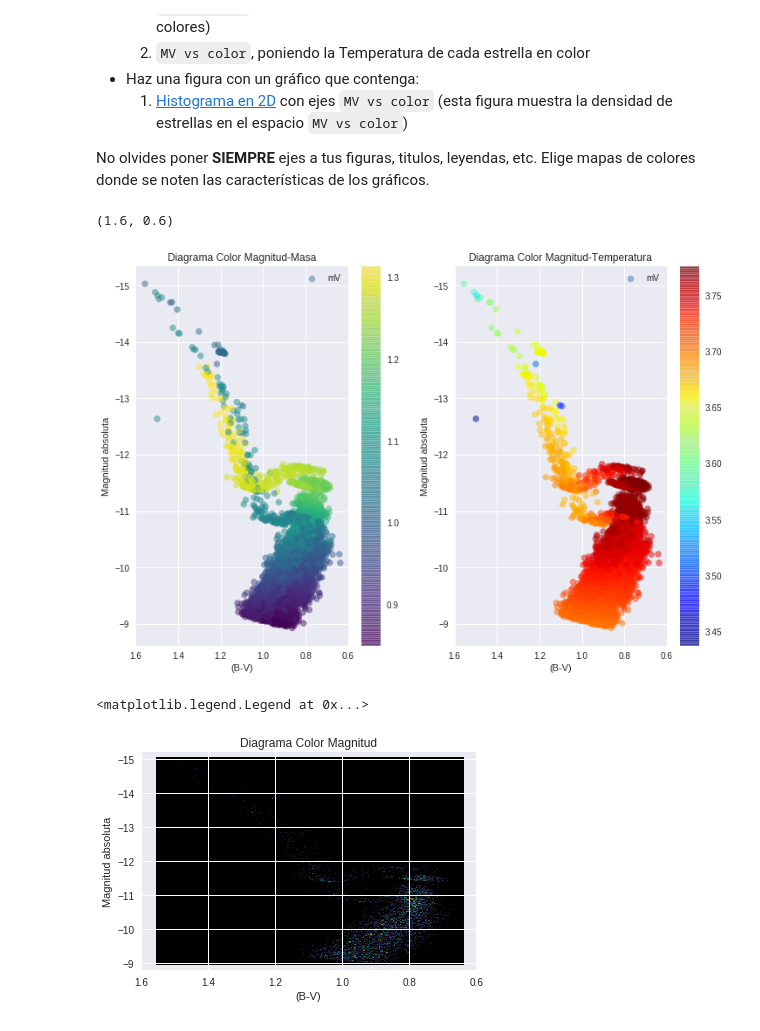
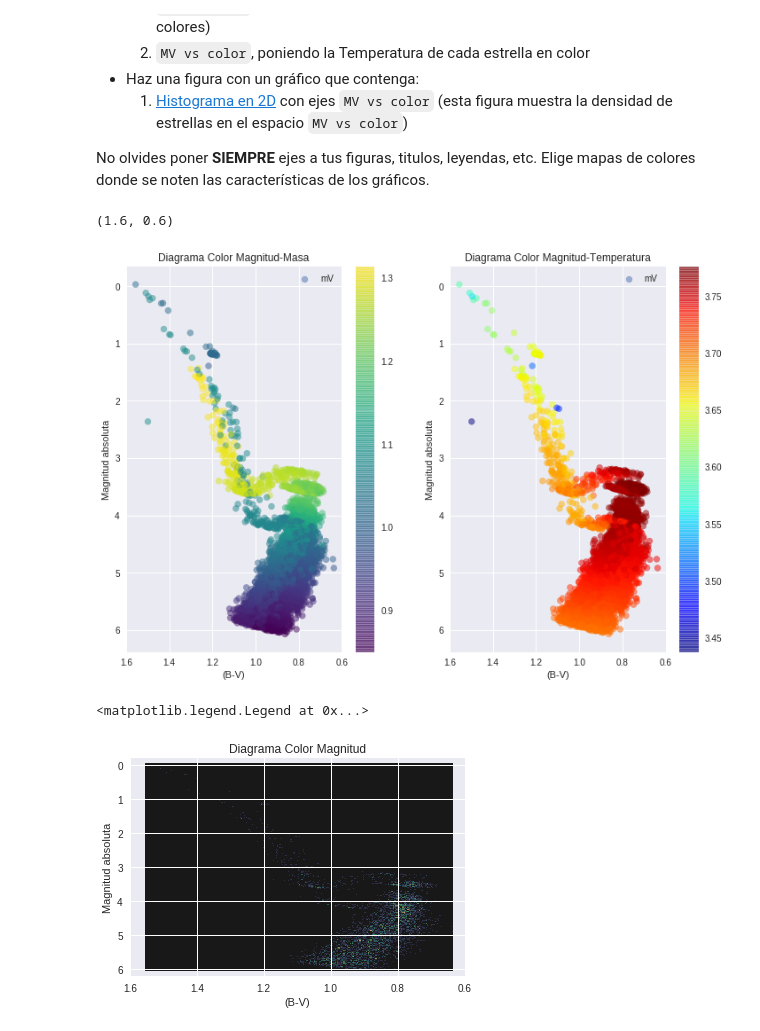
Before and after one commit to diegocorderoa/minitarea2, a Jupyter notebook: minitarea2.ipynb, the cells around one changed output. Saved outputs shown, nothing was run; the diff lists cells and outputs as text; code cells hidden in the pictures.

```diff
--- a/minitarea2.ipynb
+++ b/minitarea2.ipynb
@@ -124,10 +124,9 @@ Para hacer el CMD necesitamos la magnitud absoluta de nuestras estrellas. Para e
         1. `mag_abs`: ndarray de magnitudes absolutas calculadas como: $M = m - 5 \log_{10} (d_{pc}) + 5 $
 # %%
 #Funcion mag_abs(mag, dist)
-from math import log
 
 def mag_abs(mag_ap, dist):
-    mag_abs = mag_ap - (5 * np.log10( dist * 1000)) + 5
+    mag_abs = mag_ap - (5 * np.log10( dist)) + 5
 
     return mag_abs
 # %% [markdown]
@@ -193,16 +192,16 @@ ax[1].legend()
 plt.xlim(1.6, 0.6)
 # %% [output]
 (1.6, 0.6)
-[figure, old version]
+[figure, new version]
 # %%
 # plot cmd hist2D
-plt.hist2d(color, MV,bins = 250, alpha = 1, cmap='cubehelix')
+plt.hist2d(color, MV,bins = 250, alpha = 0.9, cmap='cubehelix')
 plt.xlim(1.6, 0.6)
-plt.ylim(-8.8, -15.2)
+plt.ylim(6.2, -0.2)
 plt.xlabel('(B-V)')
 plt.ylabel('Magnitud absoluta')
 plt.title('Diagrama Color Magnitud')
 plt.legend()
 # %% [output]
 <matplotlib.legend.Legend at 0x...>
-[figure, old version]
+[figure, new version]
```
Also changed, not shown: parts of 3 cells of this notebook.
